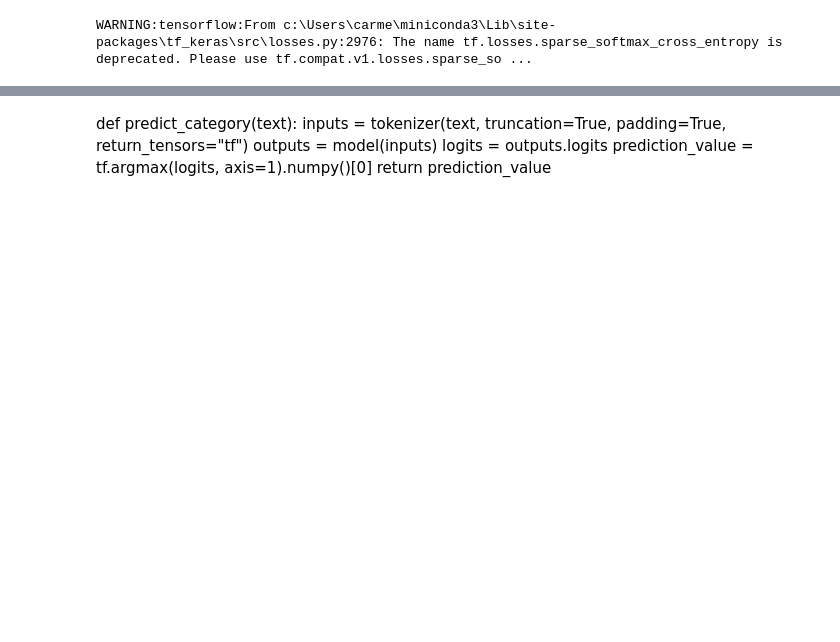
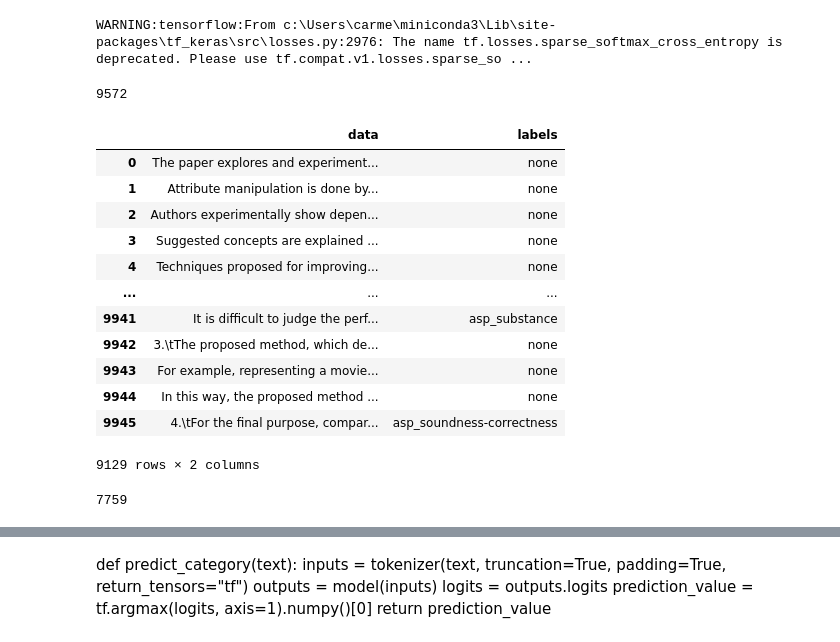
Before and after one commit to sukannyapurkayastha/DASP_report_template, a Jupyter notebook: backend/nlp/attitude_classifier/finetuning_disapere_data.ipynb, the cells around one changed output, grey strips where cells are left out. Cells and saved outputs as stored; diff of their text form; code cells hidden in the pictures; blank space fills up the shorter version.

```diff
--- a/backend/nlp/attitude_classifier/finetuning_disapere_data.ipynb
+++ b/backend/nlp/attitude_classifier/finetuning_disapere_data.ipynb
@@ -5,3 +5,58 @@ from transformers import TFDistilBertForSequenceClassification
 import pandas as pd
 # %% [output]
 WARNING:tensorflow:From c:\Users\carme\miniconda3\Lib\site-packages\tf_keras\src\losses.py:2976: The name tf.losses.sparse_softmax_cross_entropy is deprecated. Please use tf.compat.v1.losses.sparse_so ...
+# %%
+import pandas as pd
+import glob
+
+# Verzeichnis mit CSV-Dateien
+file_path_pattern = r'..\..\..\data\attitude_roots_disapere\*.csv'
+
+# Alle CSV-Dateien im Verzeichnis finden
+csv_files = glob.glob(file_path_pattern)
+
+# CSV-Dateien zu einem DataFrame kombinieren
+combined_df = pd.concat([pd.read_csv(file) for file in csv_files], ignore_index=True)
+df = combined_df[['text', 'aspect']]
+df = df.rename(columns={'aspect': 'labels'})
+df = df.rename(columns={'text': 'data'})
+df = df.drop_duplicates(keep='first')
+
+
+
+print(len(df))
+# %% [output]
+9572
+# %%
+# data cleaning
+
+df = df[df['data'].apply(lambda x: len(str(x).split()) >= 3)]
+
+#df['cleaned_text'] = df['data'].str.replace(r'^\[?\d+(\.\d+)?\]?\s*-?\s*', '', regex=True)
+df
+# %% [output]
+|  | data | labels |
+| 0 | The paper explores and experiment... | none |
+| 1 | Attribute manipulation is done by... | none |
+| 2 | Authors experimentally show depen... | none |
+| 3 | Suggested concepts are explained ... | none |
+| 4 | Techniques proposed for improving... | none |
+| ... | ... | ... |
+| 9941 | It is difficult to judge the perf... | asp_substance |
+| 9942 | 3.\tThe proposed method, which de... | none |
+| 9943 | For example, representing a movie... | none |
+| 9944 | In this way, the proposed method ... | none |
+| 9945 | 4.\tFor the final purpose, compar... | asp_soundness-correctness |
+9129 rows × 2 columns
+# %%
+# split train and test first
+from sklearn.model_selection import train_test_split
+import pandas as pd
+
+
+
+# Aufteilen in Trainings- und Testdaten
+df, test_df = train_test_split(df, test_size=0.15, random_state=42)
+print(len(df))
+# %% [output]
+7759
```
Also changed, not shown: parts of 22 cells of this notebook.
